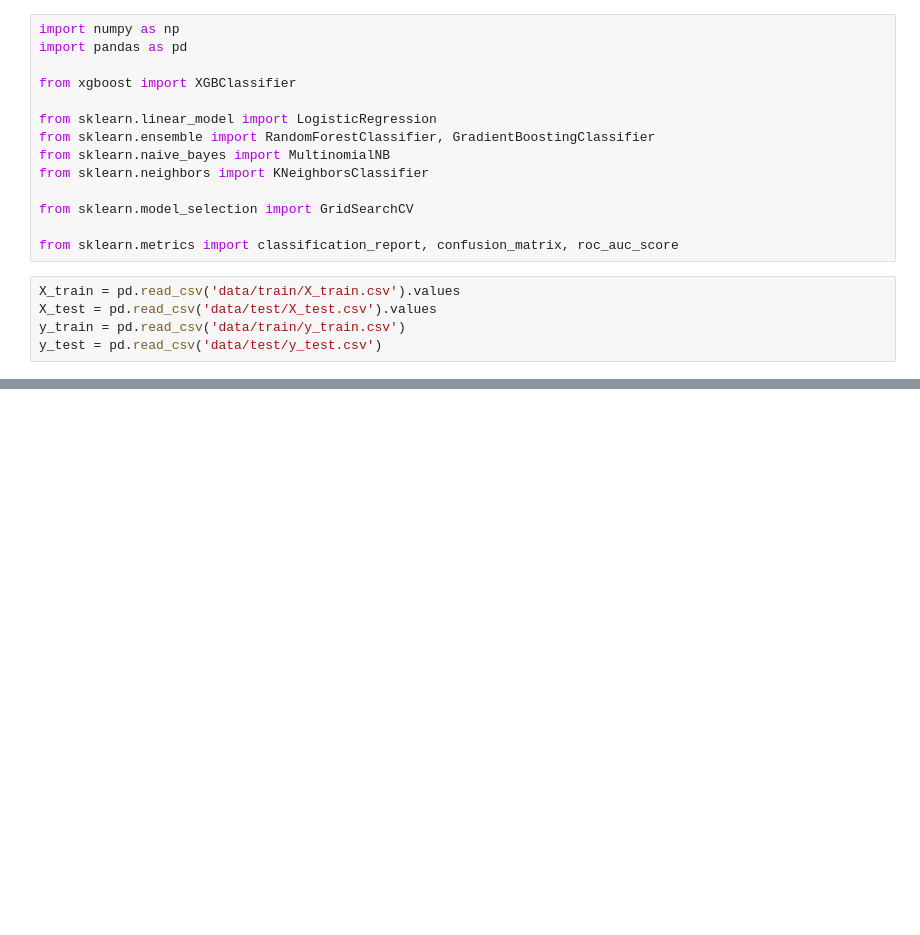
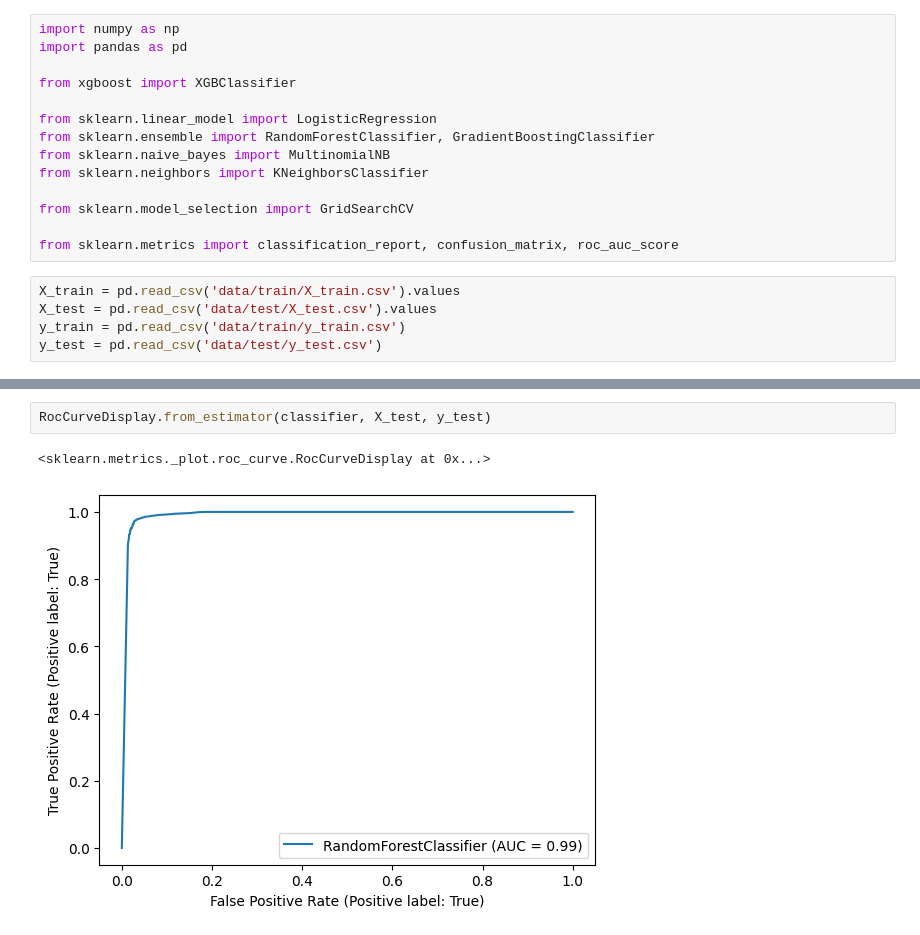
Before and after one commit to AryehRotberg/365-Learning-Data-Challenge, a Jupyter notebook: ml_test.ipynb, the cells around one changed output, grey strips where cells are left out. Cells and saved outputs as stored; diff of their text form; blank space fills up the shorter version.

```diff
--- a/ml_test.ipynb
+++ b/ml_test.ipynb
@@ -91,0 +147,5 @@ array([[6466,  227],
+# %%
+RocCurveDisplay.from_estimator(classifier, X_test, y_test)
+# %% [output]
+<sklearn.metrics._plot.roc_curve.RocCurveDisplay at 0x...>
+[figure, added]
```
Also changed, not shown: parts of 11 cells of this notebook.
